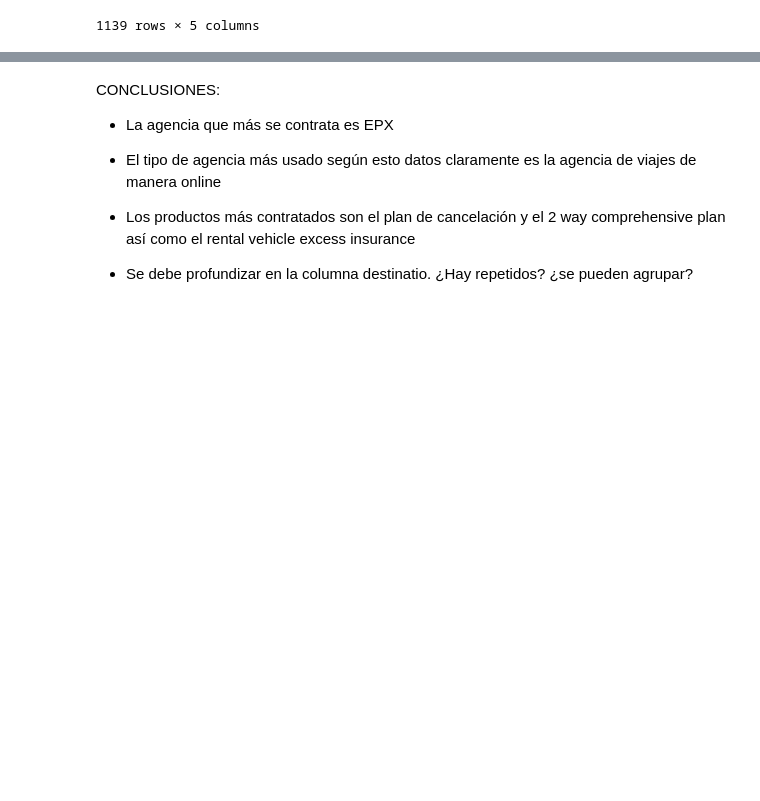
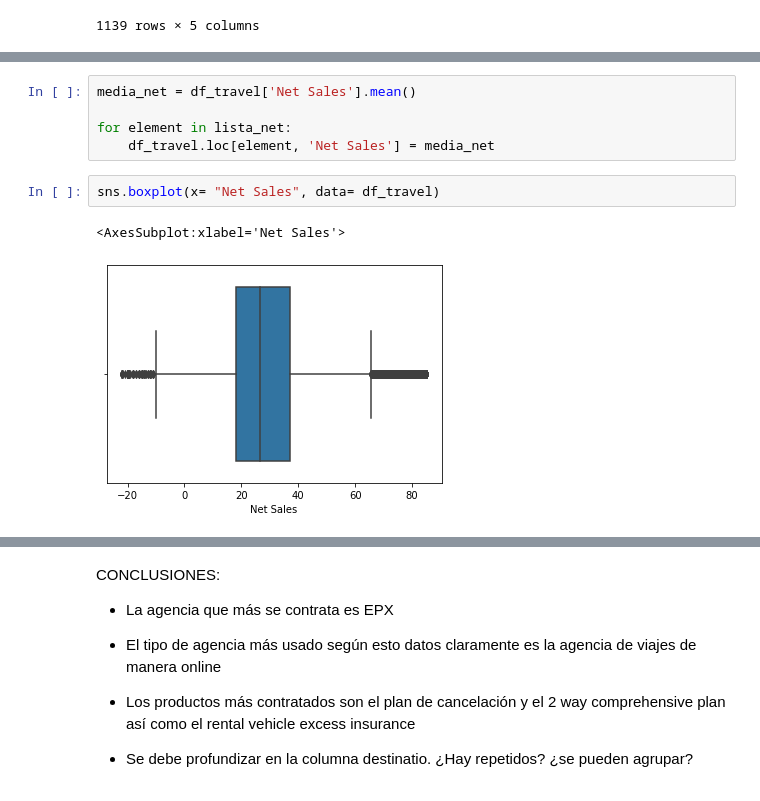
Before and after one commit to NataliaBarquin/Adalab_Pair_programming_5_machine_learning, a Jupyter notebook: Pair_RLO1_EDA.ipynb, the cells around one changed output, grey strips where cells are left out. Drawn from its saved outputs; the diff is of its cells as text; blank space fills up the shorter version.

```diff
--- a/Pair_RLO1_EDA.ipynb
+++ b/Pair_RLO1_EDA.ipynb
@@ -366,3 +387,13 @@ df_num.stb.freq(["Net Sales"])
+# %%
+media_net = df_travel['Net Sales'].mean()
+
+for element in lista_net:
+    df_travel.loc[element, 'Net Sales'] = media_net
+# %%
+sns.boxplot(x= "Net Sales", data= df_travel)
+# %% [output]
+<AxesSubplot:xlabel='Net Sales'>
+[figure, added]
 # %%
 plt.figure(figsize=(10,8))
 
```
Also changed, not shown: parts of 25 cells of this notebook, 5 other files.
